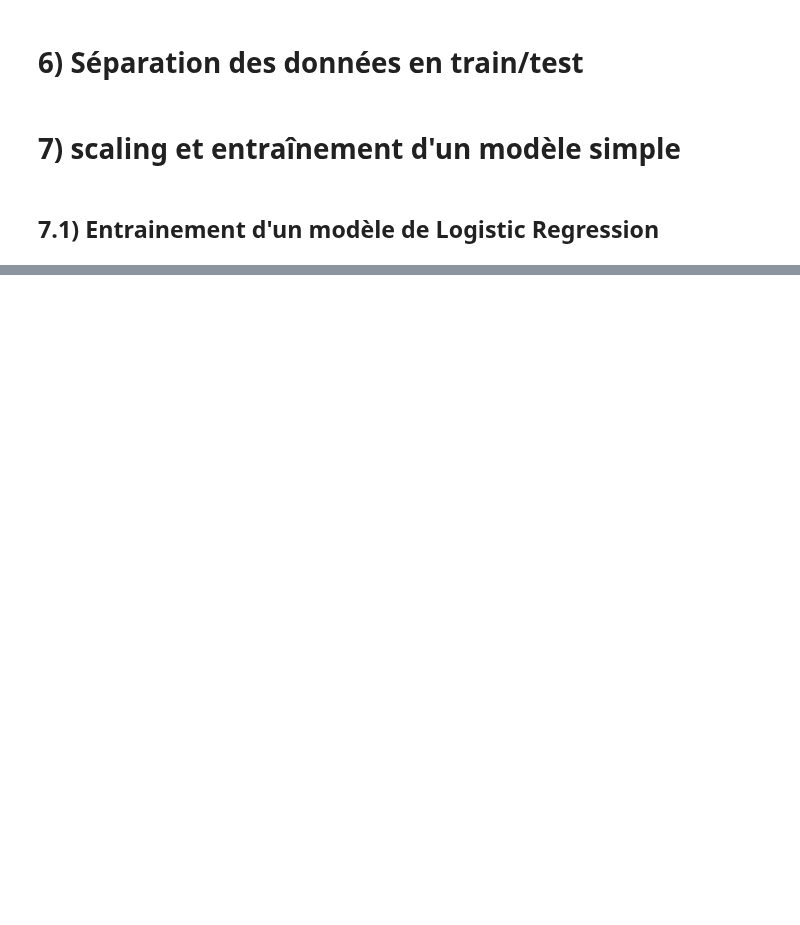
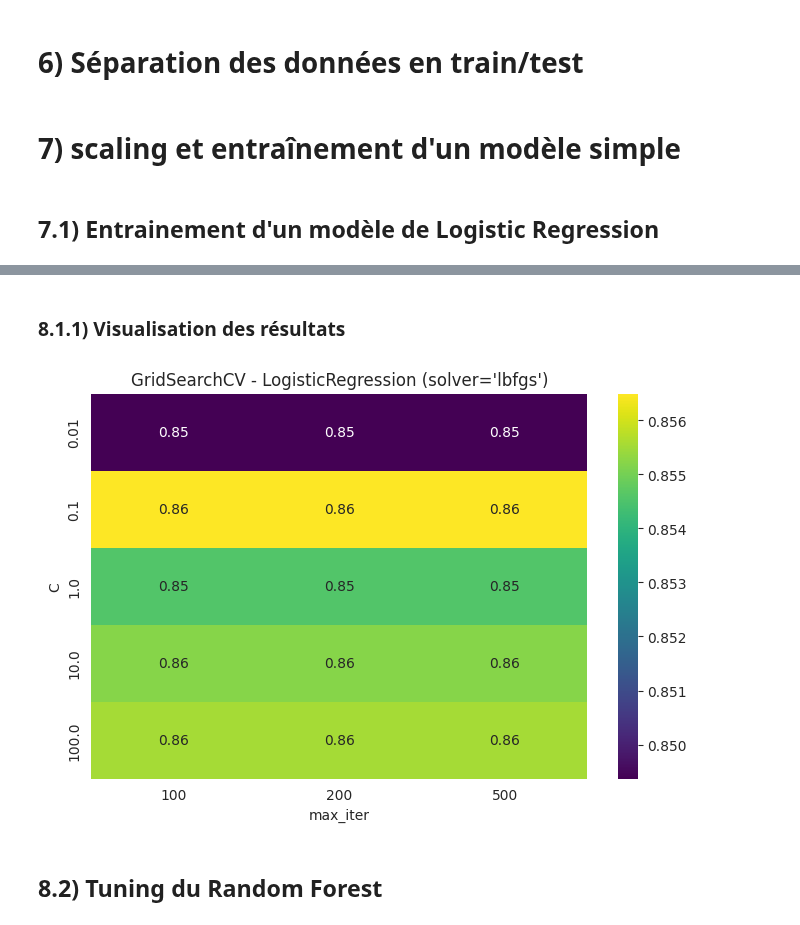
Before and after one commit to Francky46/AttritionPrediction, a Jupyter notebook: AttritionPredictionFrancky.ipynb, the cells around one changed output, grey strips where cells are left out. Saved outputs shown, nothing was run; the diff lists cells and outputs as text; code cells hidden in the pictures; blank space fills up the shorter version.

Commit message:
Ending first version of AttritionPredictionFrancky.ipynb

```diff
--- a/AttritionPredictionFrancky.ipynb
+++ b/AttritionPredictionFrancky.ipynb
@@ -245,6 +246,6 @@ X_test_scaled = scaler.transform(X_test)
 # %% [markdown]
 ## 7.1) Entrainement d'un modèle de Logistic Regression
 # %%
-#clf_lr = LogisticRegression(random_state=42, max_iter=500)
-#clf_lr.fit(X_train_scaled, y_train)
+clf_lr = LogisticRegression(random_state=42, max_iter=500)
+clf_lr.fit(X_train_scaled, y_train)
 # %% [output]
@@ -267,0 +287,11 @@ dtype: int64
+# %%
+clf_rf = RandomForestClassifier(random_state=42)
+clf_rf.fit(X_train, y_train)  # On peut le tester sans scaling
+y_pred_rf = clf_rf.predict(X_test)
+y_proba_rf = clf_rf.predict_proba(X_test)[:,1]
+
+print("\n=== Évaluation Random Forest ===")
+print("Accuracy : ", accuracy_score(y_test, y_pred_rf))
+print("ROC AUC  : ", roc_auc_score(y_test, y_proba_rf))
+print("Matrice de confusion :\n", confusion_matrix(y_test, y_pred_rf))
+print("Classification report :\n", classification_report(y_test, y_pred_rf))
@@ -267,0 +381,28 @@ dtype: int64
+# %% [markdown]
+### 8.1.1) Visualisation des résultats
+# %%
+# Exemple : on peut faire un DataFrame à partir de grid_lr.cv_results_ pour tracer un heatmap
+# entre C et max_iter, en séparant par solver.
+# Cela nécessite un pivot de la table.
+
+results_lr = pd.DataFrame(grid_lr.cv_results_)
+
+# Pour simplifier, on ne visualise que le solver='lbfgs', par exemple
+df_lbfgs = results_lr[ results_lr['param_solver'] == 'lbfgs' ]
+# Pivot => index: param_C, columns: param_max_iter, values: mean_test_score
+pivot_lbfgs = df_lbfgs.pivot(
+    index='param_C',
+    columns='param_max_iter',
+    values='mean_test_score'
+)
+
+plt.figure(figsize=(8, 5))
+sns.heatmap(pivot_lbfgs, annot=True, cmap='viridis')
+plt.title("GridSearchCV - LogisticRegression (solver='lbfgs')")
+plt.ylabel("C")
+plt.xlabel("max_iter")
+plt.show()
+# %% [output]
+[figure, added]
+# %% [markdown]
+## 8.2) Tuning du Random Forest
```
Also changed, not shown: parts of 21 cells of this notebook.
